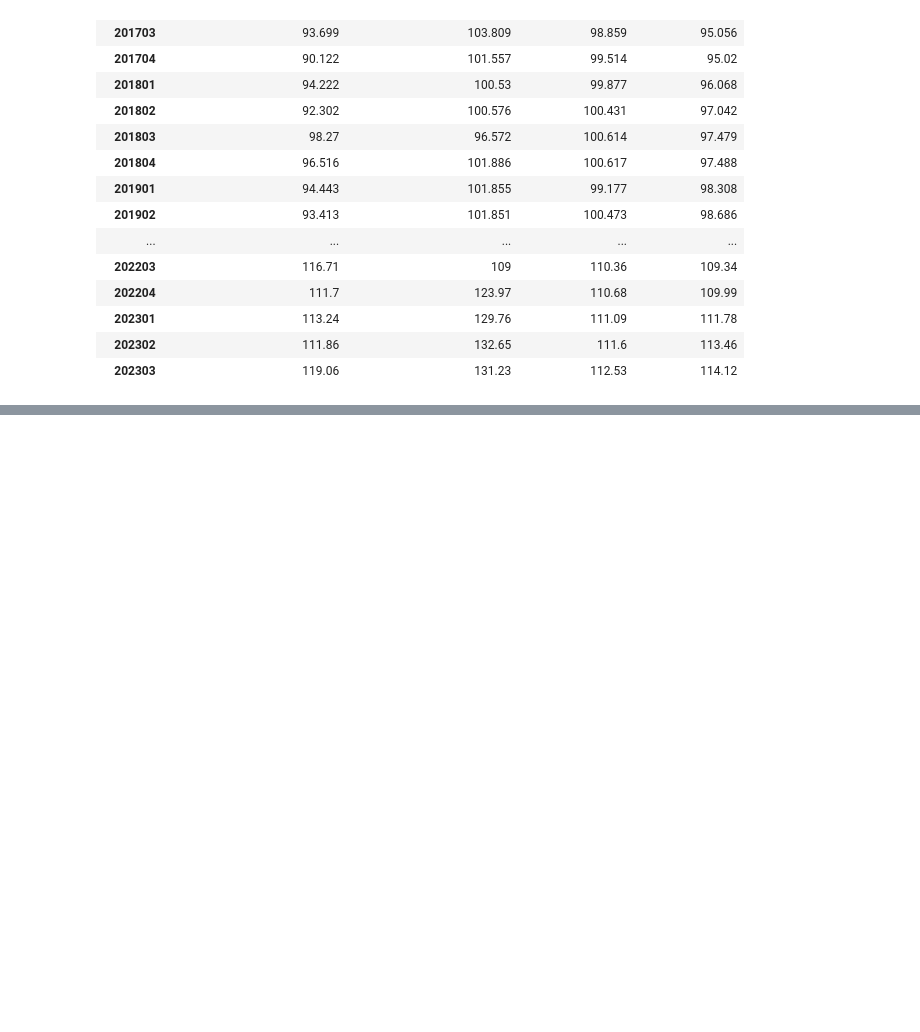
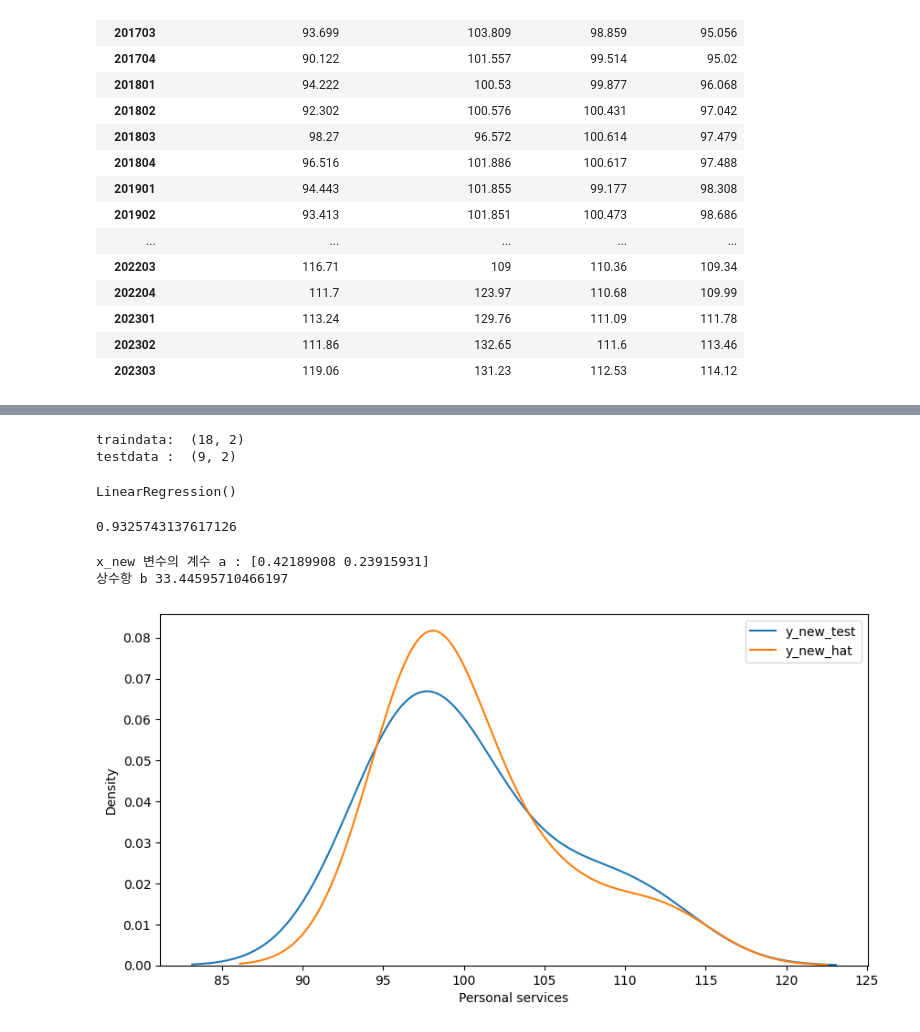
Before and after one commit to yoonseongan/statstat, a Jupyter notebook: openproject.ipynb, the cells around one changed output, grey strips where cells are left out. Drawn from its saved outputs; the diff is of its cells as text; code cells hidden in the pictures; blank space fills up the shorter version.

```diff
--- a/openproject.ipynb
+++ b/openproject.ipynb
@@ -197,0 +580,36 @@ ndf
+# %%
+x_new = ndf[['Agricultural ＆ marine products','Electricity and Gas and Water']]
+y_new =ndf['Personal services']
+# %%
+x_new_train, x_new_test, y_new_train, y_new_test = train_test_split(x_new,y_new,test_size=0.3,random_state=10)
+# %%
+print('traindata: ',x_new_train.shape)
+print('testdata : ',x_new_test.shape)
+# %% [output]
+traindata:  (18, 2)
+testdata :  (9, 2)
+# %%
+new_lr = LinearRegression()
+new_lr.fit(x_new_train, y_new_train)
+# %% [output]
+LinearRegression()
+# %%
+r_new_square = new_lr.score(x_new_test,y_new_test)
+print(r_new_square)
+# %% [output]
+0.9325743137617126
+# %%
+print('x_new 변수의 계수 a :', new_lr.coef_)
+print('상수항 b', new_lr.intercept_)
+# %% [output]
+x_new 변수의 계수 a : [0.42189908 0.23915931]
+상수항 b 33.44595710466197
+# %%
+y_new_hat = new_lr.predict(x_new_test)
+plt.figure(figsize=(10,5))
+ax1=sns.kdeplot(y_new_test,label="y_new_test")
+ax2= sns.kdeplot(y_new_hat, label="y_new_hat",ax=ax1)
+plt.legend()
+plt.show() #전체적인 회귀
+# %% [output]
+[figure, added]
```
Also changed, not shown: parts of 28 cells of this notebook.
